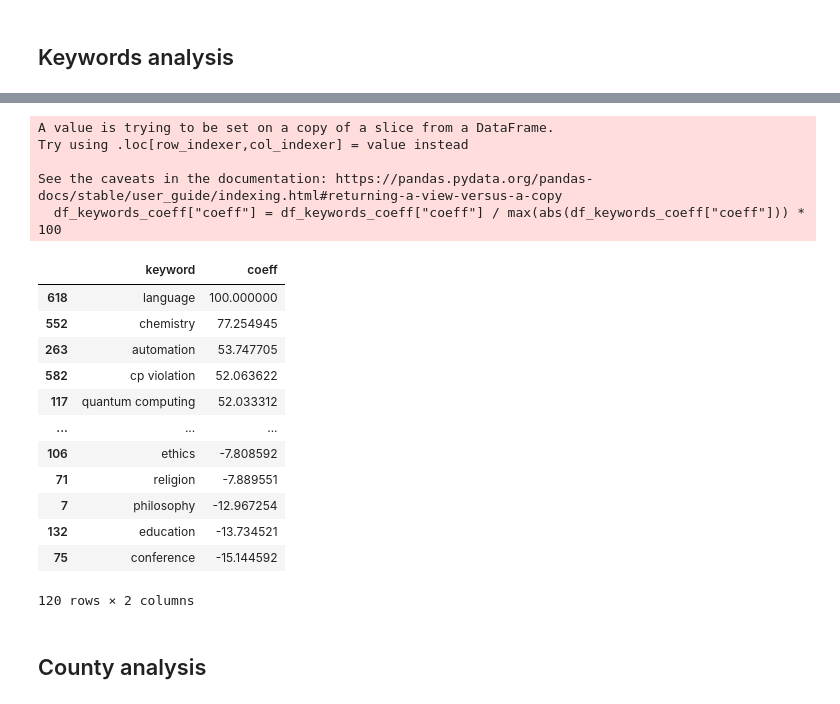
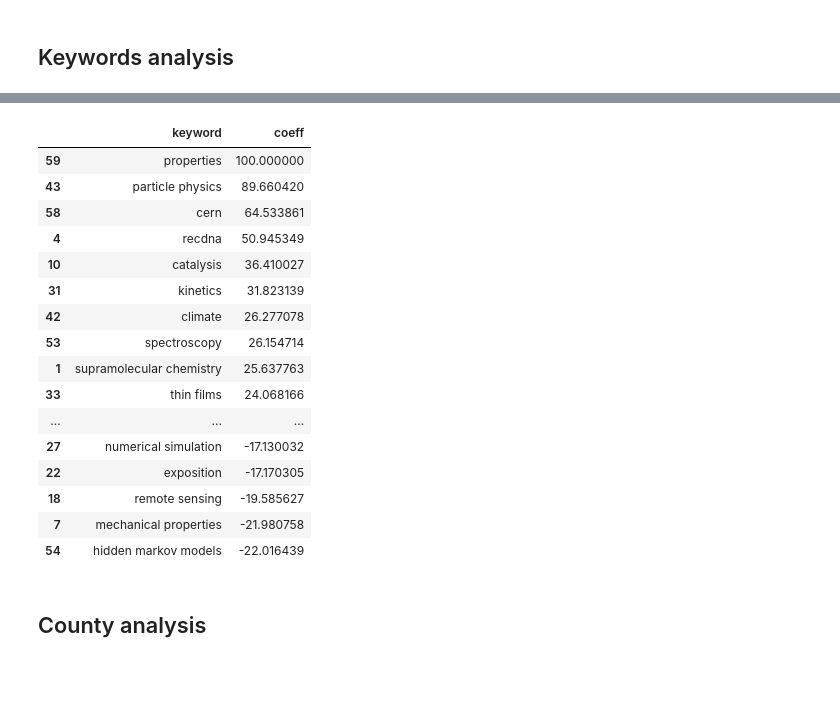
Before and after one commit to ColasDroin/wrangling_snsf, a Jupyter notebook: analysis.ipynb, the cells around one changed output, grey strips where cells are left out. Drawn from its saved outputs; the diff is of its cells as text; code cells hidden in the pictures; blank space fills up the shorter version.

```diff
--- a/analysis.ipynb
+++ b/analysis.ipynb
@@ -45,7 +47,7 @@ df_2024
 # %%
 # Replcace fields in column MainFieldOfResearch_LevelA to remove anything after '/' if '/' is in the title
 df_2024['MainFieldOfResearch_LevelA'] = df_2024['MainFieldOfResearch_LevelA'].str.split('/').str[0]
-df_since_2014['MainFieldOfResearch_LevelA'] = df_since_2014['MainFieldOfResearch_LevelA'].str.split('/').str[0]
+df_since_2000['MainFieldOfResearch_LevelA'] = df_since_2000['MainFieldOfResearch_LevelA'].str.split('/').str[0]
 # %% [output]
 A value is trying to be set on a copy of a slice from a DataFrame.
 Try using .loc[row_indexer,col_indexer] = value instead
@@ -85,7 +87,7 @@ df_2024 = df_2024.rename(
     }
 )
 
-df_since_2014 = df_since_2014.rename(
+df_since_2000 = df_since_2000.rename(
     columns={
         "GrantNumber": "id",
         "Title": "title",
@@ -99,7 +101,7 @@ df_since_2014 = df_since_2014.rename(
     }
 )
 
-df_2024_save = df_2024.copy()
+df_2000_save = df_since_2000.copy()
 # %% [markdown]
 ## Circle packing
 # %%
@@ -373,28 +223,0 @@ df_keywords_coeff
-# %%
-# Only keep non-zero coefficients
-df_keywords_coeff = df_keywords_coeff[df_keywords_coeff["coeff"] != 0]
-
-# Normalize values between -100 and 100
-df_keywords_coeff["coeff"] = df_keywords_coeff["coeff"] / max(abs(df_keywords_coeff["coeff"])) * 100
-
-
-df_keywords_coeff
-# %% [output]
-A value is trying to be set on a copy of a slice from a DataFrame.
-Try using .loc[row_indexer,col_indexer] = value instead
-
-See the caveats in the documentation: https://pandas.pydata.org/pandas-docs/stable/user_guide/indexing.html#returning-a-view-versus-a-copy
-  df_keywords_coeff["coeff"] = df_keywords_coeff["coeff"] / max(abs(df_keywords_coeff["coeff"])) * 100
-|  | keyword | coeff |
-| 618 | language | 100.000000 |
-| 552 | chemistry | 77.254945 |
-| 263 | automation | 53.747705 |
-| 582 | cp violation | 52.063622 |
-| 117 | quantum computing | 52.033312 |
-| ... | ... | ... |
-| 106 | ethics | -7.808592 |
-| 71 | religion | -7.889551 |
-| 7 | philosophy | -12.967254 |
-| 132 | education | -13.734521 |
-| 75 | conference | -15.144592 |
-120 rows × 2 columns
@@ -401,3 +309,24 @@ See the caveats in the documentation: https://pandas.pydata.org/pandas-docs/stab
+# %%
+x = dic_df_keywords[2000]
+x
+# %% [output]
+|  | keyword | coeff |
+| 59 | properties | 100.000000 |
+| 43 | particle physics | 89.660420 |
+| 58 | cern | 64.533861 |
+| 4 | recdna | 50.945349 |
+| 10 | catalysis | 36.410027 |
+| 31 | kinetics | 31.823139 |
+| 42 | climate | 26.277078 |
+| 53 | spectroscopy | 26.154714 |
+| 1 | supramolecular chemistry | 25.637763 |
+| 33 | thin films | 24.068166 |
+| ... | ... | ... |
+| 27 | numerical simulation | -17.130032 |
+| 22 | exposition | -17.170305 |
+| 18 | remote sensing | -19.585627 |
+| 7 | mechanical properties | -21.980758 |
+| 54 | hidden markov models | -22.016439 |
 # %% [markdown]
 ## County analysis
 # %%
```
Also changed, not shown: parts of 23 cells of this notebook.
